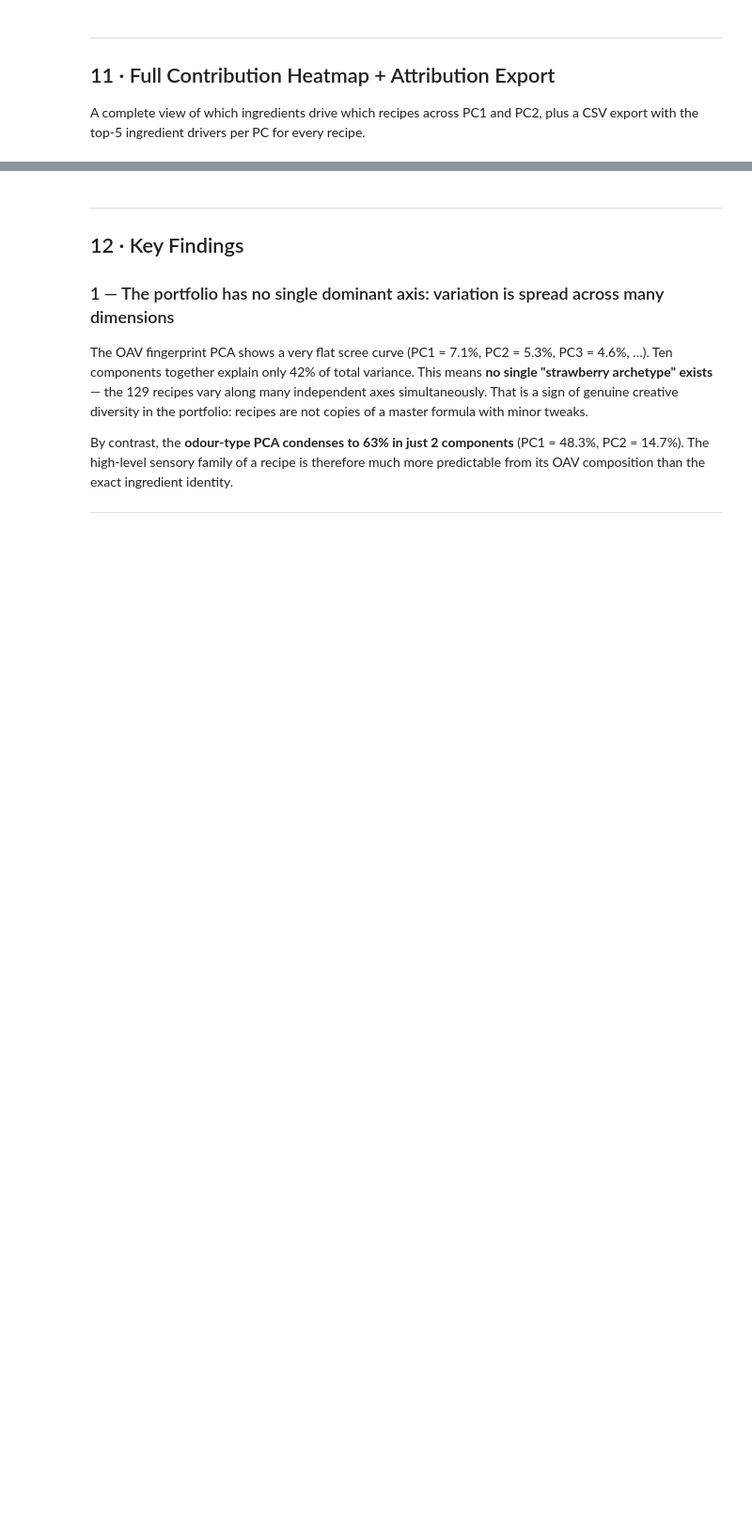
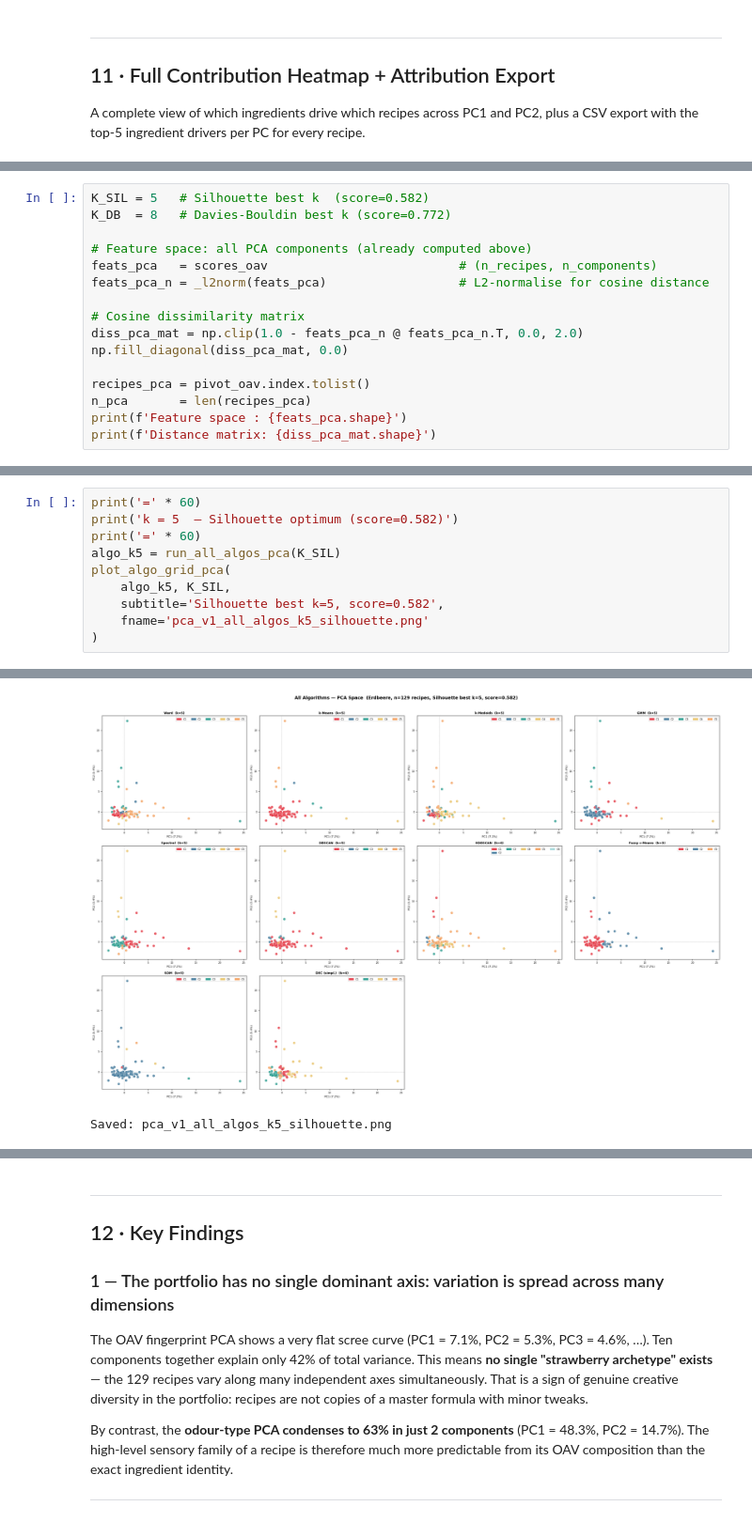
Before and after one commit to fredboneML/Flavour_Agent, a Jupyter notebook: notebooks/recipe_pca_v1_strawberry_erdbeere_executed.ipynb, the cells around one changed output, grey strips where cells are left out. Shown at 94% size. Cells and saved outputs as stored; diff of their text form; blank space fills up the shorter version.

Commit message:
feat: Add Section 13 — all 10 algorithms at Silhouette k=5 and Davies-Bouldin k=8 in PCA space

```diff
--- a/notebooks/recipe_pca_v1_strawberry_erdbeere_executed.ipynb
+++ b/notebooks/recipe_pca_v1_strawberry_erdbeere_executed.ipynb
@@ -1251,0 +1452,16 @@ Rez.-Nr.
+# %%
+K_SIL = 5   # Silhouette best k  (score=0.582)
+K_DB  = 8   # Davies-Bouldin best k (score=0.772)
+
+# Feature space: all PCA components (already computed above)
+feats_pca   = scores_oav                          # (n_recipes, n_components)
+feats_pca_n = _l2norm(feats_pca)                  # L2-normalise for cosine distance
+
+# Cosine dissimilarity matrix
+diss_pca_mat = np.clip(1.0 - feats_pca_n @ feats_pca_n.T, 0.0, 2.0)
+np.fill_diagonal(diss_pca_mat, 0.0)
+
+recipes_pca = pivot_oav.index.tolist()
+n_pca       = len(recipes_pca)
+print(f'Feature space : {feats_pca.shape}')
+print(f'Distance matrix: {diss_pca_mat.shape}')
@@ -1251,0 +1586,11 @@ Rez.-Nr.
+# %%
+print('=' * 60)
+print('k = 5  — Silhouette optimum (score=0.582)')
+print('=' * 60)
+algo_k5 = run_all_algos_pca(K_SIL)
+plot_algo_grid_pca(
+    algo_k5, K_SIL,
+    subtitle='Silhouette best k=5, score=0.582',
+    fname='pca_v1_all_algos_k5_silhouette.png'
+)
+# %% [output]
@@ -1251,0 +1611,2 @@ Rez.-Nr.
+[figure, added]
+Saved: pca_v1_all_algos_k5_silhouette.png
```
Also changed, not shown: parts of 24 cells of this notebook, 2 other files.
